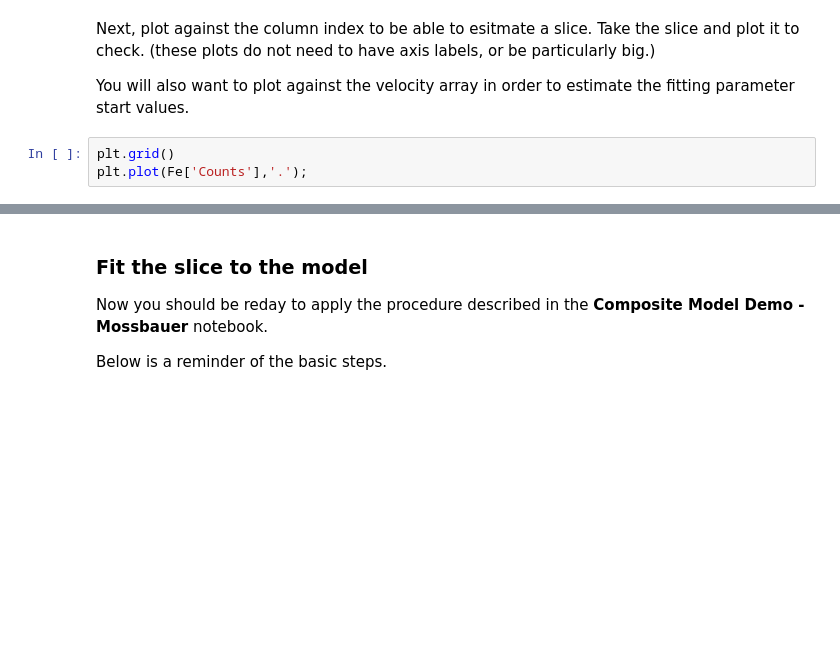
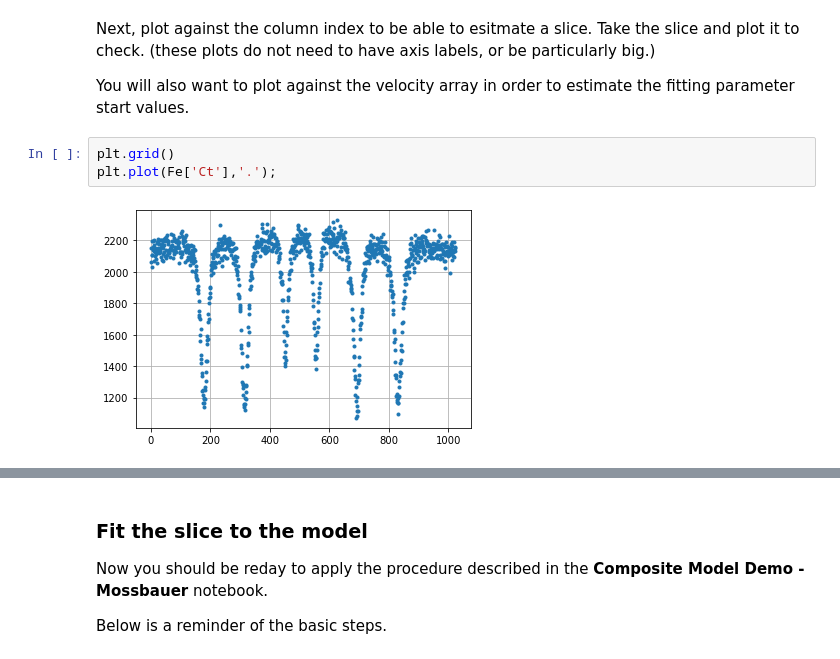
Before and after one commit to ahserhan/CMX, a Jupyter notebook: Mossbauer Specctroscopy/Mossbauer Full Analysis (Template).ipynb, the cells around one changed output, grey strips where cells are left out. Cells and saved outputs as stored; diff of their text form; blank space fills up the shorter version.

```diff
--- a/Mossbauer Specctroscopy/Mossbauer Full Analysis (Template).ipynb
+++ b/Mossbauer Specctroscopy/Mossbauer Full Analysis (Template).ipynb
@@ -112,5 +149,7 @@ Next, plot against the column index to be able to esitmate a slice.  Take the sl
 You will also want to plot against the velocity array in order to estimate the fitting parameter start values.
 # %%
 plt.grid()
-plt.plot(Fe['Counts'],'.');
+plt.plot(Fe['Ct'],'.');
+# %% [output]
+[figure, added]
 # %%
```
Also changed, not shown: parts of 18 cells of this notebook.
